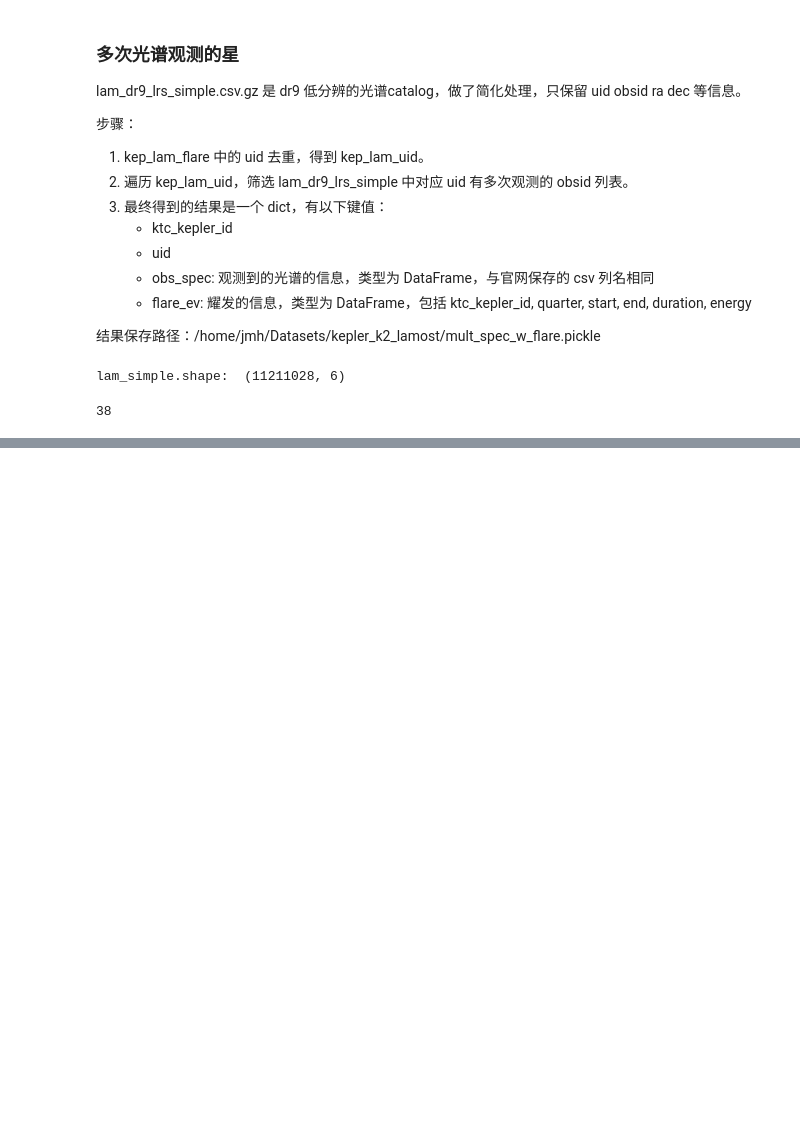
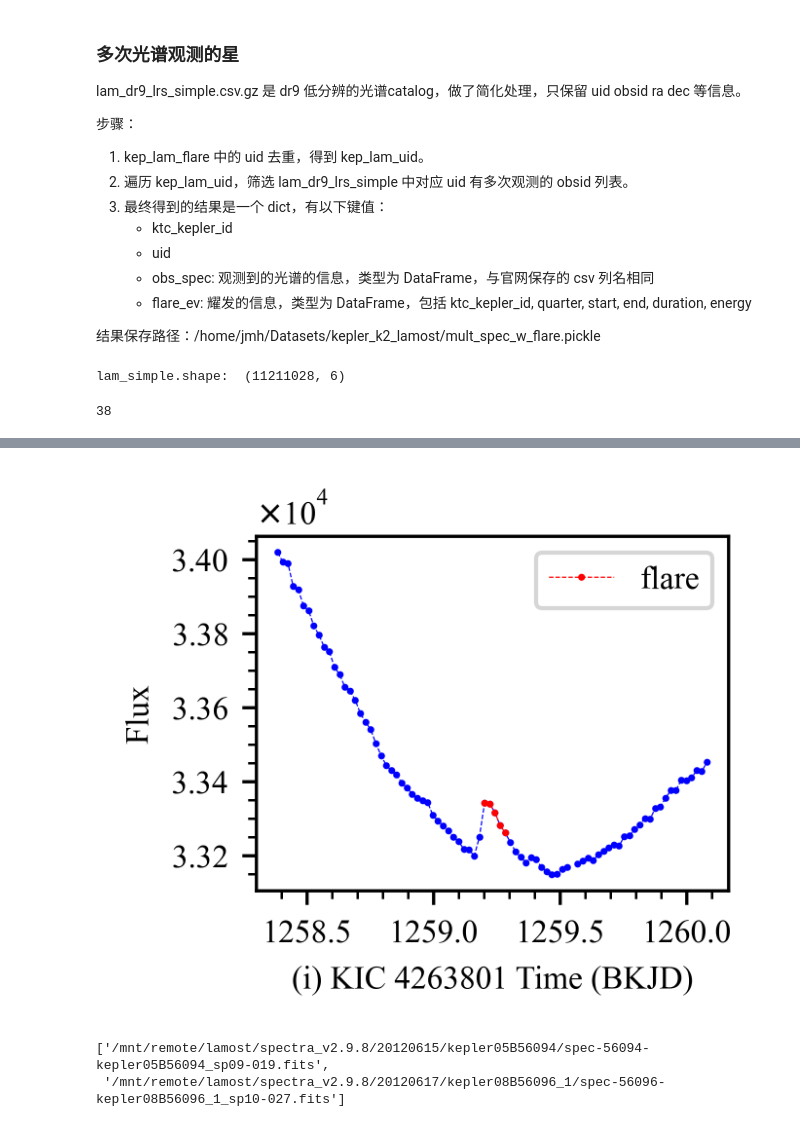
Before and after one commit to NAOC-LAMOST/weekly-report, a Jupyter notebook: JiaMinghui/weekly-report-23-11.ipynb, the cells around one changed output, grey strips where cells are left out. Saved outputs shown, nothing was run; the diff lists cells and outputs as text; code cells hidden in the pictures; blank space fills up the shorter version.

```diff
--- a/JiaMinghui/weekly-report-23-11.ipynb
+++ b/JiaMinghui/weekly-report-23-11.ipynb
@@ -123,0 +219,60 @@ with open('/home/jmh/Datasets/kepler_k2_lamost/mult_spec_w_flare.pickle', 'wb')
+# %%
+import os
+import numpy as np
+import matplotlib.pyplot as plt
+from astropy.io import fits
+
+"""
+绘制耀发事件
+"""
+
+def plot_flare(kic, lc_time, flux, start, end, save=False, plot_width=40):
+    lc_time = np.nan_to_num(lc_time, nan=-9999)
+    start_idx = np.argmin(np.abs(lc_time - start))
+    end_idx = np.argmin(np.abs(lc_time - end))
+    # print(start_idx, end_idx)
+
+    plt.rc('font', size=8, family='Times New Roman')
+    fig, ax = plt.subplots(figsize=(5.3/2.54, 4/2.54), dpi=600)
+    width = plot_width
+    ax.plot(lc_time[start_idx-width: end_idx+width], flux[start_idx-width: end_idx+width], 'b--o', linewidth=0.3, ms=0.7)
+    ax.plot(lc_time[start_idx: end_idx+1], flux[start_idx: end_idx+1], 'r--o', linewidth=0.3, ms=0.7, label='flare')
+
+    ax.set_xlabel('(i) KIC {} Time (BKJD)'.format(kic), fontsize=8, fontfamily='Times New Roman', fontstyle='normal')
+    ax.set_ylabel('Flux', fontsize=8, fontfamily='Times New Roman', fontstyle='normal')
+    ax.legend()
+    ax.minorticks_on()
+    ax.ticklabel_format(axis='y', style='sci', scilimits=(0,0), useMathText=True)
+
+    if save:
+        # os.makedirs('./tmp')
+        fig.savefig('tmp/kic_{}_start_{}_end_{}.png'.format(kic, start, end))
+
+    plt.show()
+
+kic, sci_data_set_name, file, start,  end, duration, energy, quarter = data[6]['flare_ev'].iloc[10]
+file = os.path.join('/mnt/remote/Kepler/lightcurves/', file)
+with fits.open(file) as f:
+    lc_time, flux = f[1].data['TIME'], f[1].data['PDCSAP_FLUX']
+plot_flare(kic, lc_time, flux, start, end, save=False, plot_width=40)
+# %% [output]
+[figure, added]
+# %%
+obs_spec = data[6]['obs_spec']
+obs_spec = obs_spec.reset_index()
+
+# 获取目标星光谱观测的文件路径列表
+spec_files = []
+for i in range(len(obs_spec)):
+    obsdate, lmjd, planid, spid, fiberid = obs_spec[['obsdate', 'lmjd', 'planid', 'spid', 'fiberid']].iloc[i]
+    obsdate = obsdate.replace('-', '')
+    spid = str(spid).zfill(2)
+    fiberid = str(fiberid).zfill(3)
+    file = 'spec-{}-{}_sp{}-{}.fits'.format(lmjd, planid, spid, fiberid)
+    file = os.path.join('/mnt/remote/lamost/spectra_v2.9.8/{}/{}'.format(obsdate, planid), file)
+    spec_files.append(file)
+
+spec_files
+# %% [output]
+['/mnt/remote/lamost/spectra_v2.9.8/20120615/kepler05B56094/spec-56094-kepler05B56094_sp09-019.fits',
+ '/mnt/remote/lamost/spectra_v2.9.8/20120617/kepler08B56096_1/spec-56096-kepler08B56096_1_sp10-027.fits']
```
Also changed, not shown: parts of 4 cells of this notebook.
